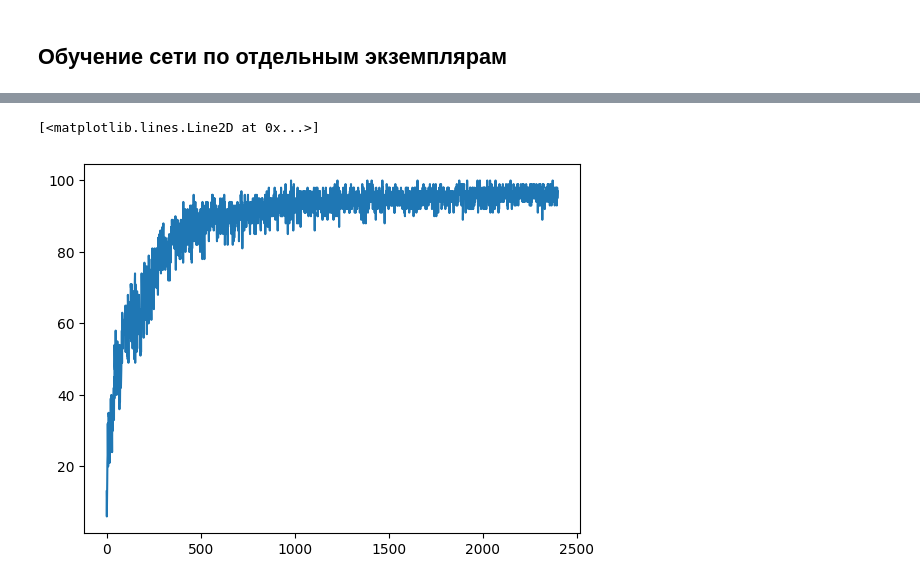
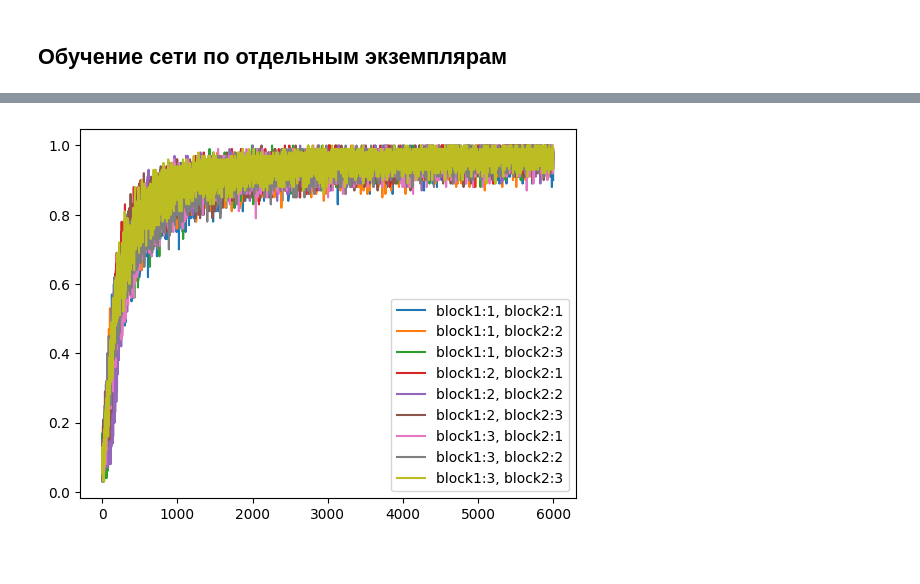
Before and after one commit to petr-parker/test_milteam, a Jupyter notebook: main.ipynb, the cells around one changed output, grey strips where cells are left out. Drawn from its saved outputs; the diff is of its cells as text; code cells hidden in the pictures.

```diff
--- a/main.ipynb
+++ b/main.ipynb
@@ -192,5 +298,0 @@ Test Accuracy of the model on the 10000 test images: 96.75 %
-# %%
-x, y = 2, 3
-supernet.weights_init()
-loss_lists_apart[(x - 1) * 3 + (y - 1)], acc_lists[(x - 1) * 3 + (y - 1)] = supernet.train_sample((x, y), train_loader, num_epochs=10)
-supernet.validate_sample((x, y), test_loader)
@@ -215,5 +298,0 @@ Test Accuracy of the model on the 10000 test images: 97.11999999999999 %
-# %%
-x, y = 3, 1
-supernet.weights_init()
-loss_lists_apart[(x - 1) * 3 + (y - 1)], acc_lists[(x - 1) * 3 + (y - 1)] = supernet.train_sample((x, y), train_loader, num_epochs=10)
-supernet.validate_sample((x, y), test_loader)
@@ -238,5 +298,0 @@ Test Accuracy of the model on the 10000 test images: 96.98 %
-# %%
-x, y = 3, 2
-supernet.weights_init()
-loss_lists_apart[(x - 1) * 3 + (y - 1)], acc_lists[(x - 1) * 3 + (y - 1)] = supernet.train_sample((x, y), train_loader, num_epochs=10)
-supernet.validate_sample((x, y), test_loader)
@@ -261,5 +298,0 @@ Test Accuracy of the model on the 10000 test images: 97.06 %
-# %%
-x, y = 3, 3
-supernet.weights_init()
-loss_lists_apart[(x - 1) * 3 + (y - 1)], acc_lists[(x - 1) * 3 + (y - 1)] = supernet.train_sample((x, y), train_loader, num_epochs=10)
-supernet.validate_sample((x, y), test_loader)
@@ -295,6 +301,9 @@ plt.plot(range(len(loss_list)), loss_list)
-# %%
-acc_list = [x * 100 for x in acc_list]
-plt.plot(range(len(acc_list)), acc_list)
-# %% [output]
-[<matplotlib.lines.Line2D at 0x...>]
-[figure, removed]
+# %%
+fig = plt.figsize=(20, 15)
+for x in range(3):
+    for y in range(3):
+        plt.plot(range(len(acc_lists_apart[x * 3 + y])), acc_lists_apart[x * 3 + y], lw=1.5, label=f"block1:{x + 1}, block2:{y + 1}")
+plt.legend()
+plt.savefig('images/graph_apart.jpg', dpi=300, format='jpg')
+# %% [output]
+[figure, added]
```
Also changed, not shown: parts of 25 cells of this notebook, 7 other files.
